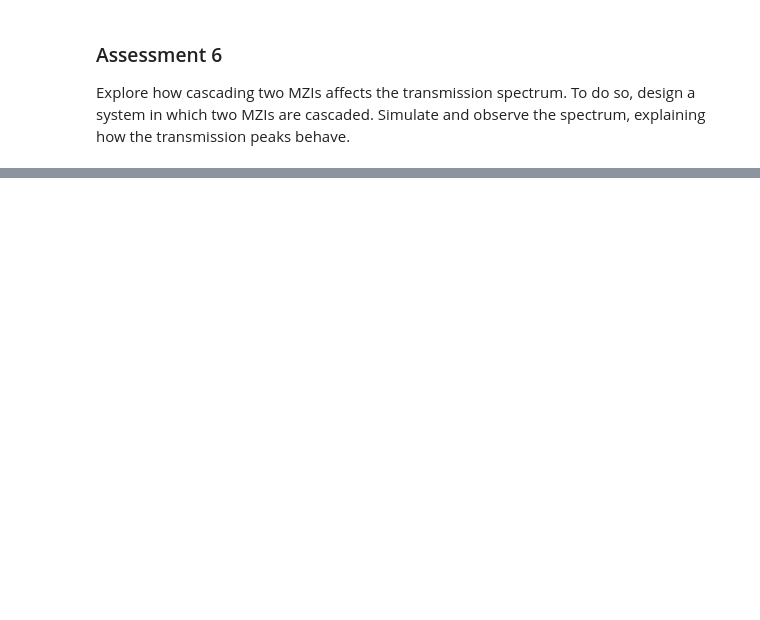
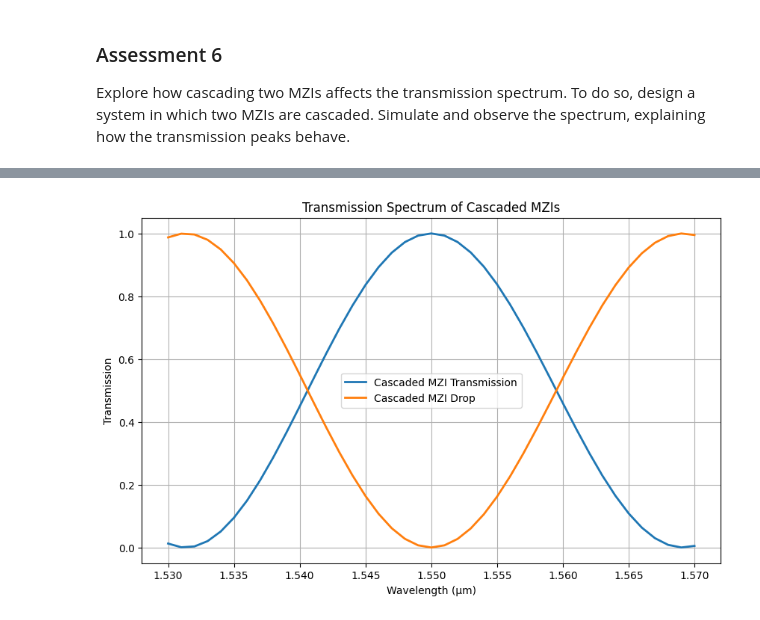
Before and after one commit to snacmuo/pic-upv-lab3, a Jupyter notebook: 30_INTERFEROMETERS_v2025_STUDENTS_UPDATE2.ipynb, the cells around one changed output, grey strips where cells are left out. Cells and saved outputs as stored; diff of their text form; code cells hidden in the pictures; blank space fills up the shorter version.

```diff
--- a/30_INTERFEROMETERS_v2025_STUDENTS_UPDATE2.ipynb
+++ b/30_INTERFEROMETERS_v2025_STUDENTS_UPDATE2.ipynb
@@ -1355,0 +1404,91 @@ Explore how cascading two MZIs affects the transmission spectrum. To do so, desi
+# %%
+# Cascaded MZI simulation
+
+# Define a cascaded MZI circuit with two MZIs in series
+cascaded_mzi, info = sax.circuit(
+    netlist={
+        "instances": {
+            "mzi1": "mzi",  # First MZI
+            "mzi2": "mzi",  # Second MZI
+        },
+        "connections": {
+            "mzi1,out0": "mzi2,in0",  # Connect output of first MZI to input of second
+            "mzi1,out1": "mzi2,in1",
+        },
+        "ports": {
+            "in0": "mzi1,in0",
+            "in1": "mzi1,in1",
+            "out0": "mzi2,out0",
+            "out1": "mzi2,out1",
+        },
+    },
+    models={
+        "mzi": mzi,  # Use the previously defined MZI model
+    },
+)
+
+# Simulation parameters
+# Use SOI data for both MZIs, but vary lengths for different FSR
+SOI = np.loadtxt('SOI-w450-h220-clad600.txt', skiprows=1, delimiter='\t')
+wvl = SOI[:, 0]
+neffu = SOI[:, 3]
+neffd = SOI[:, 3]
+
+# First MZI: balanced, short lengths
+Lu1 = 5.0  # um
+Ld1 = 5.0  # um
+
+idx = np.argmin(np.abs(wvl - 1.55))
+neff_1550 = neffu[idx]
+m = 50
+delta_L1 = 1.55 * m / (2 * neff_1550)  # Smaller FSR
+Lu1 = 5.0
+Ld1 = Lu1 - delta_L1
+
+# Second MZI: unbalanced for different FSR
+idx = np.argmin(np.abs(wvl - 1.55))
+neff_1550 = neffu[idx]
+m = 5
+delta_L2 = 1.55 * m / (2 * neff_1550)  # Smaller FSR
+Lu2 = 5.0
+Ld2 = Lu2 - delta_L2
+
+# Couplers
+K_a = np.full(wvl.shape, 0.5)
+K_b = np.full(wvl.shape, 0.5)
+
+# Simulate cascaded MZI
+cascaded_result = cascaded_mzi(
+    wl=wvl,
+    mzi1={
+        "coup_a": {"coupling": K_a},
+        "wvg_u": {"length": Lu1, "neff": neffu, "loss": 0.0},
+        "wvg_d": {"length": Ld1, "neff": neffd, "loss": 0.0},
+        "coup_b": {"coupling": K_b},
+    },
+    mzi2={
+        "coup_a": {"coupling": K_a},
+        "wvg_u": {"length": Lu2, "neff": neffu, "loss": 0.0},
+        "wvg_d": {"length": Ld2, "neff": neffd, "loss": 0.0},
+        "coup_b": {"coupling": K_b},
+    },
+)
+
+# Extract transmission
+H_cascaded = cascaded_result["in0", "out1"]  # Through port
+H_cascaded_drop = cascaded_result["in0", "out0"]  # Drop port
+
+# Plot
+plt.figure(figsize=(10, 6))
+plt.plot(wvl, np.abs(H_cascaded)**2, label='Cascaded MZI Transmission', linewidth=2)
+plt.plot(wvl, np.abs(H_cascaded_drop)**2, label='Cascaded MZI Drop', linewidth=2)
+plt.xlabel('Wavelength (μm)')
+plt.ylabel('Transmission')
+plt.title('Transmission Spectrum of Cascaded MZIs')
+plt.legend()
+plt.grid(True)
+plt.show()
+
+# Explanation: Cascading two MZIs narrows the transmission peaks and increases selectivity, as the combined filter has a narrower passband due to the multiplication of transfer functions.
+# %% [output]
+[figure, added]
```
Also changed, not shown: parts of 8 cells of this notebook, 1 other file.
